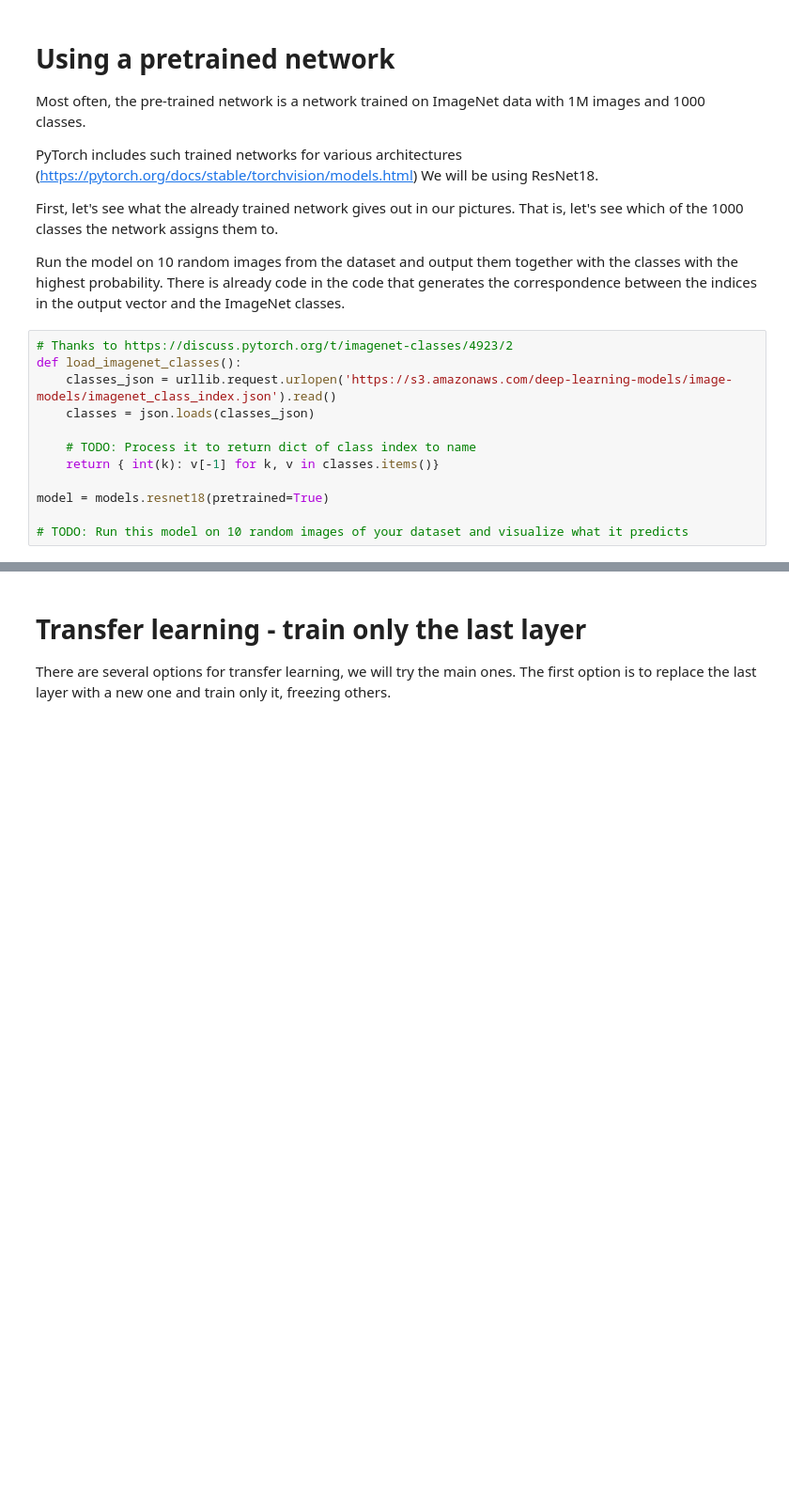
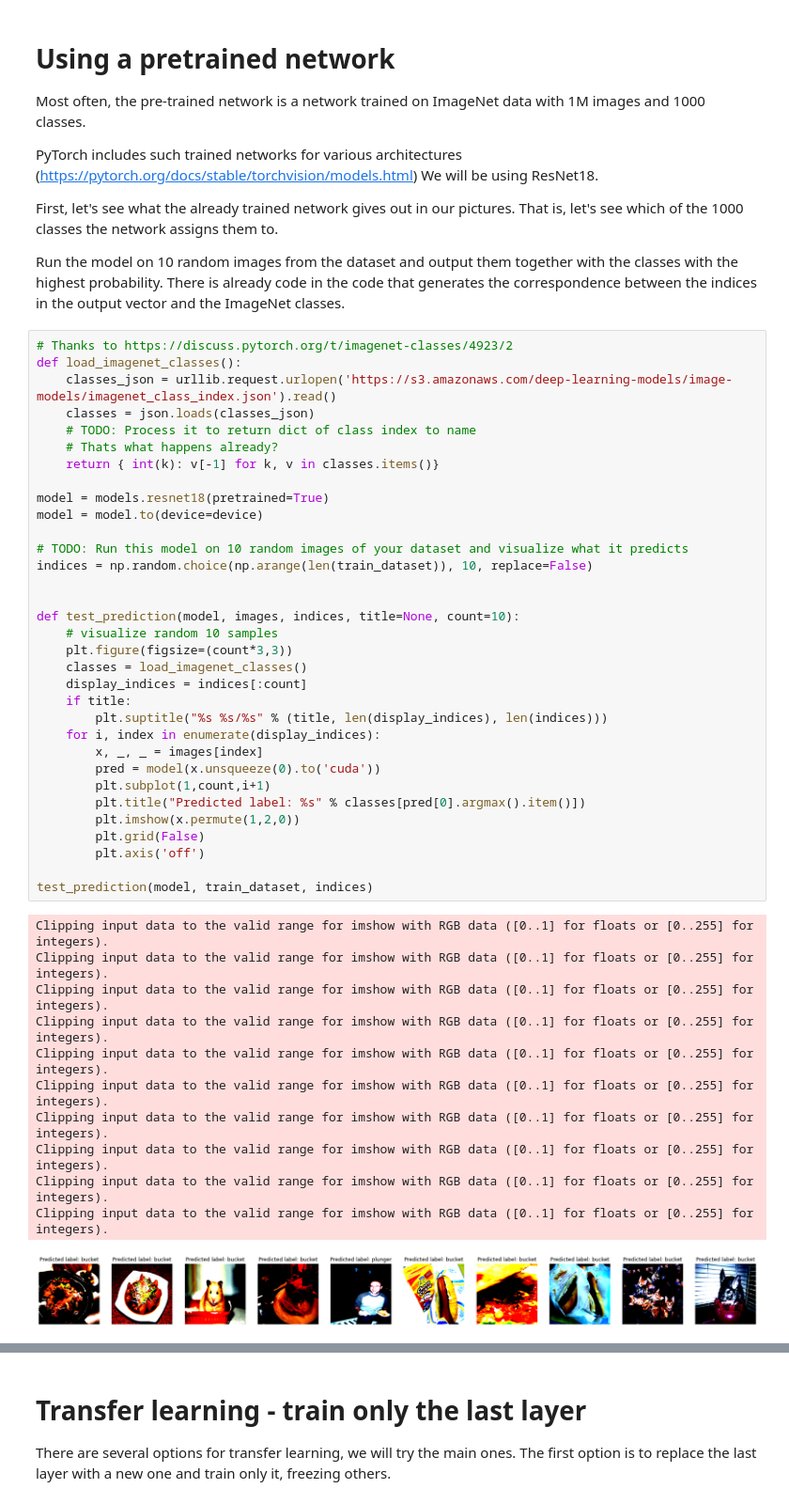
Before and after one commit to Scrath1/ml, a Jupyter notebook: ml_course_en/assignments/Assignment 06. Deep learning models.ipynb, the cells around one changed output, grey strips where cells are left out. Shown at 94% size. Drawn from its saved outputs; the diff is of its cells as text; blank space fills up the shorter version.

Commit message:
Added pretrained test

```diff
--- a/ml_course_en/assignments/Assignment 06. Deep learning models.ipynb
+++ b/ml_course_en/assignments/Assignment 06. Deep learning models.ipynb
@@ -285,12 +285,45 @@ There is already code in the code that generates the correspondence between the
 # %%
 # Thanks to https://discuss.pytorch.org/t/imagenet-classes/4923/2
 def load_imagenet_classes():
     classes_json = urllib.request.urlopen('https://s3.amazonaws.com/deep-learning-models/image-models/imagenet_class_index.json').read()
     classes = json.loads(classes_json)
-
     # TODO: Process it to return dict of class index to name
+    # Thats what happens already?
     return { int(k): v[-1] for k, v in classes.items()}
 
 model = models.resnet18(pretrained=True)
+model = model.to(device=device)
 
 # TODO: Run this model on 10 random images of your dataset and visualize what it predicts
+indices = np.random.choice(np.arange(len(train_dataset)), 10, replace=False)
+
+
+def test_prediction(model, images, indices, title=None, count=10):
+    # visualize random 10 samples
+    plt.figure(figsize=(count*3,3))
+    classes = load_imagenet_classes()
+    display_indices = indices[:count]
+    if title:
+        plt.suptitle("%s %s/%s" % (title, len(display_indices), len(indices)))
+    for i, index in enumerate(display_indices):
+        x, _, _ = images[index]
+        pred = model(x.unsqueeze(0).to('cuda'))
+        plt.subplot(1,count,i+1)
+        plt.title("Predicted label: %s" % classes[pred[0].argmax().item()])
+        plt.imshow(x.permute(1,2,0))
+        plt.grid(False)
+        plt.axis('off')
+
+test_prediction(model, train_dataset, indices)
+# %% [output]
+Clipping input data to the valid range for imshow with RGB data ([0..1] for floats or [0..255] for integers).
+Clipping input data to the valid range for imshow with RGB data ([0..1] for floats or [0..255] for integers).
+Clipping input data to the valid range for imshow with RGB data ([0..1] for floats or [0..255] for integers).
+Clipping input data to the valid range for imshow with RGB data ([0..1] for floats or [0..255] for integers).
+Clipping input data to the valid range for imshow with RGB data ([0..1] for floats or [0..255] for integers).
+Clipping input data to the valid range for imshow with RGB data ([0..1] for floats or [0..255] for integers).
+Clipping input data to the valid range for imshow with RGB data ([0..1] for floats or [0..255] for integers).
+Clipping input data to the valid range for imshow with RGB data ([0..1] for floats or [0..255] for integers).
+Clipping input data to the valid range for imshow with RGB data ([0..1] for floats or [0..255] for integers).
+Clipping input data to the valid range for imshow with RGB data ([0..1] for floats or [0..255] for integers).
+[figure, added]
```
Also changed, not shown: parts of 1 cell of this notebook.
